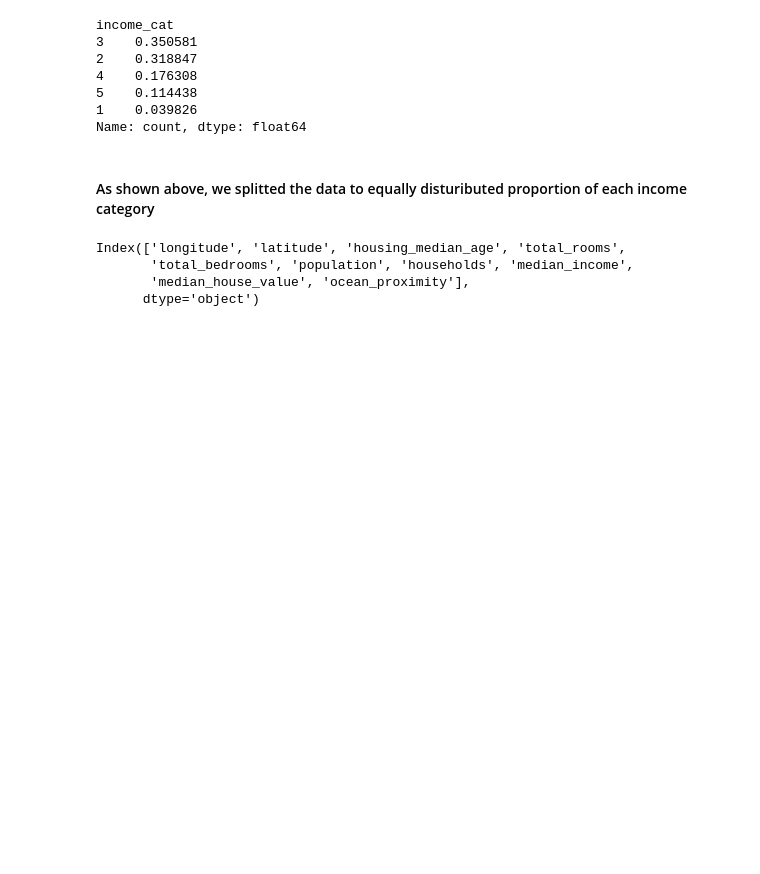
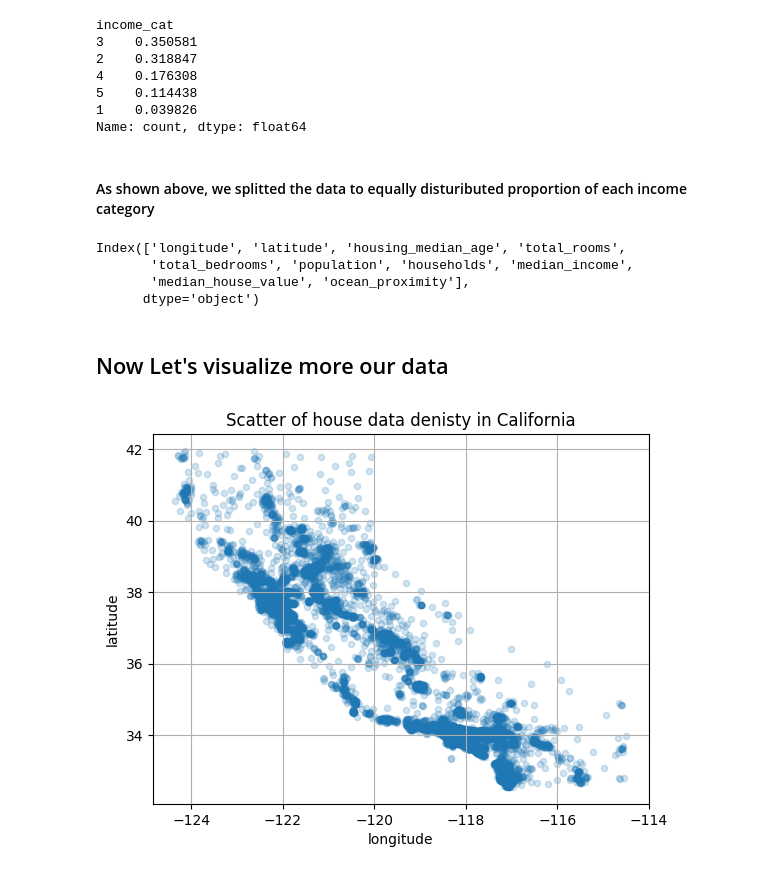
Before and after one commit to JohnHalim/NYC-Trip-Duration, a Jupyter notebook: src/notebooks/Load_dataset.ipynb, the cells around one changed output. Saved outputs shown, nothing was run; the diff lists cells and outputs as text; code cells hidden in the pictures; blank space fills up the shorter version.

Commit message:
more in visualization

```diff
--- a/src/notebooks/Load_dataset.ipynb
+++ b/src/notebooks/Load_dataset.ipynb
@@ -161,3 +161,13 @@ Index(['longitude', 'latitude', 'housing_median_age', 'total_rooms',
        'total_bedrooms', 'population', 'households', 'median_income',
        'median_house_value', 'ocean_proximity'],
       dtype='object')
+# %% [markdown]
+## Now Let's visualize more our data
+# %%
+train_df = strat_train_set.copy() # take a copy in case of modification
+# %%
+train_df.plot(kind="scatter", x="longitude", y="latitude", grid=True, alpha=0.2)
+plt.title("Scatter of house data denisty in California")
+plt.show()
+# %% [output]
+[figure, added]
```
Also changed, not shown: parts of 5 cells of this notebook.
